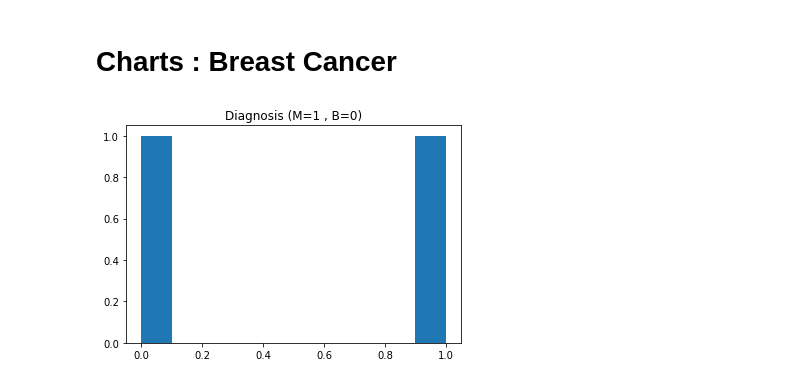
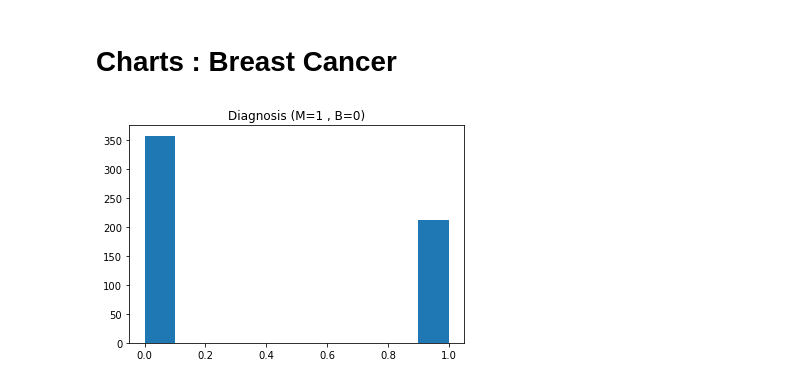
Before and after one commit to hachemwasli/SUAS-Project-Apache-Spark, a Jupyter notebook: Breast_Cancer_Spark.ipynb, the cells around one changed output. Saved outputs shown, nothing was run; the diff lists cells and outputs as text; code cells hidden in the pictures.

Commit message:
charts cancer done

```diff
--- a/Breast_Cancer_Spark.ipynb
+++ b/Breast_Cancer_Spark.ipynb
@@ -232,23 +232,24 @@ df_cat_sum.toPandas()
 # %%
 # Total Cases grouped by diagnosis
 
 
 sqlContext.registerDataFrameAsTable(df, "data_table")
 
 #df1=sqlContext.sql("SELECT Recovered,Deaths from Covid19 order by Deaths DESC").limit(10)
 
-df1=sqlContext.sql("SELECT * FROM BreastCancer ").limit()
+df1=sqlContext.sql("SELECT * FROM BreastCancer ")
 dff=df1.toPandas()
 
+dff['diagnosis'] = dff['diagnosis'].map({'M':1,'B':0})
 
 
 
 dff.describe()
 plt.hist(dff['diagnosis'])
 plt.title('Diagnosis (M=1 , B=0)')
 plt.show()
 # %% [output]
-[figure, old version]
+[figure, new version]
 # %%
 
 M = dff[(dff['diagnosis'] != 0)]
```
